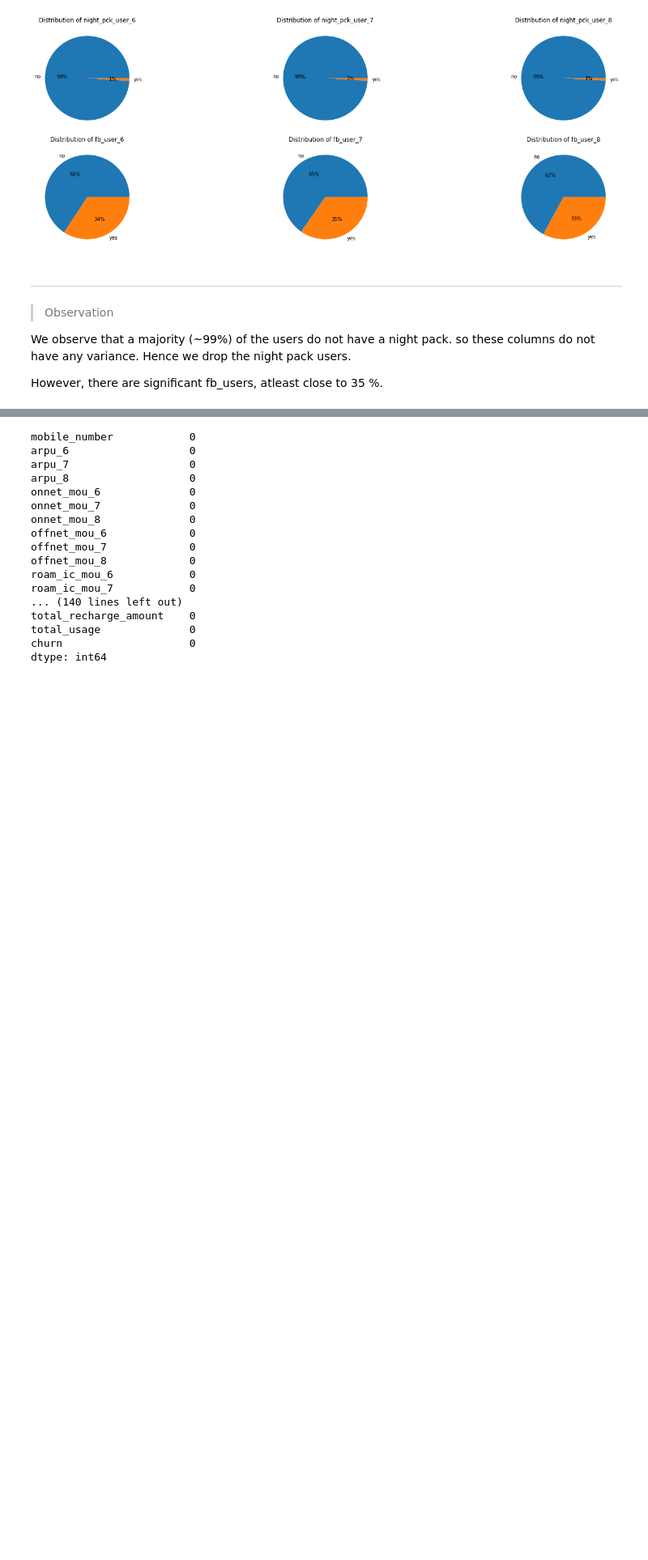
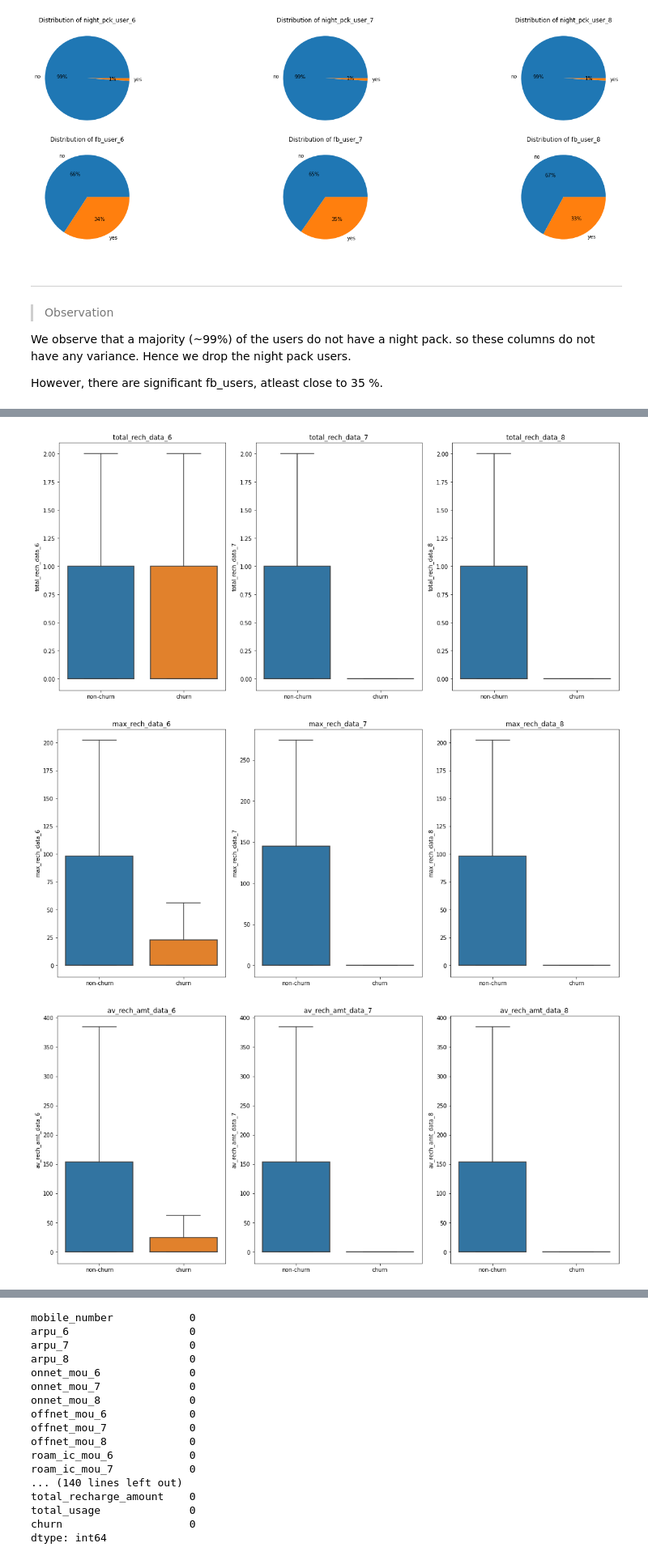
Before and after one commit to sandeshsk12/telecom_churn, a Jupyter notebook: Untitled.ipynb, the cells around one changed output, grey strips where cells are left out. Shown at 81% size. Saved outputs shown, nothing was run; the diff lists cells and outputs as text; code cells hidden in the pictures; blank space fills up the shorter version.

```diff
--- a/Untitled.ipynb
+++ b/Untitled.ipynb
@@ -865,0 +889,8 @@ plot_numerical_distribution('total_rech_amt_6')
+# %%
+plot_numerical_monthly_plot(col_name='total_rech_data')
+plot_numerical_monthly_plot(col_name='max_rech_data')
+plot_numerical_monthly_plot(col_name='av_rech_amt_data')
+# %% [output]
+[figure, added]
+[figure, added]
+[figure, added]
```
Also changed, not shown: parts of 18 cells of this notebook.
